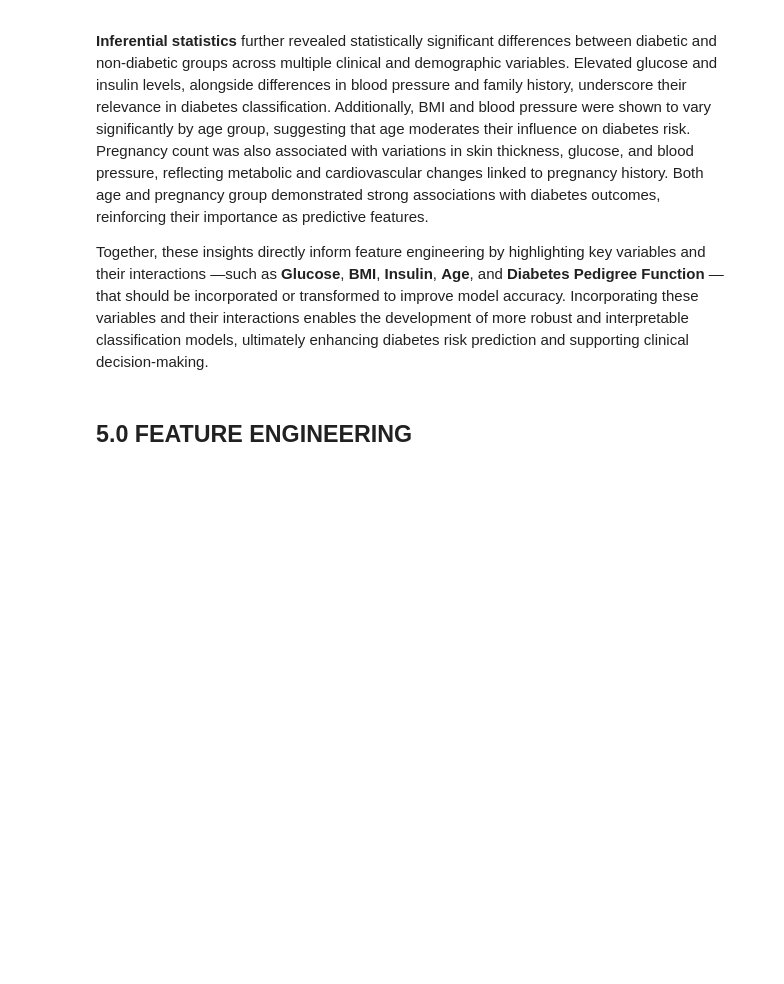
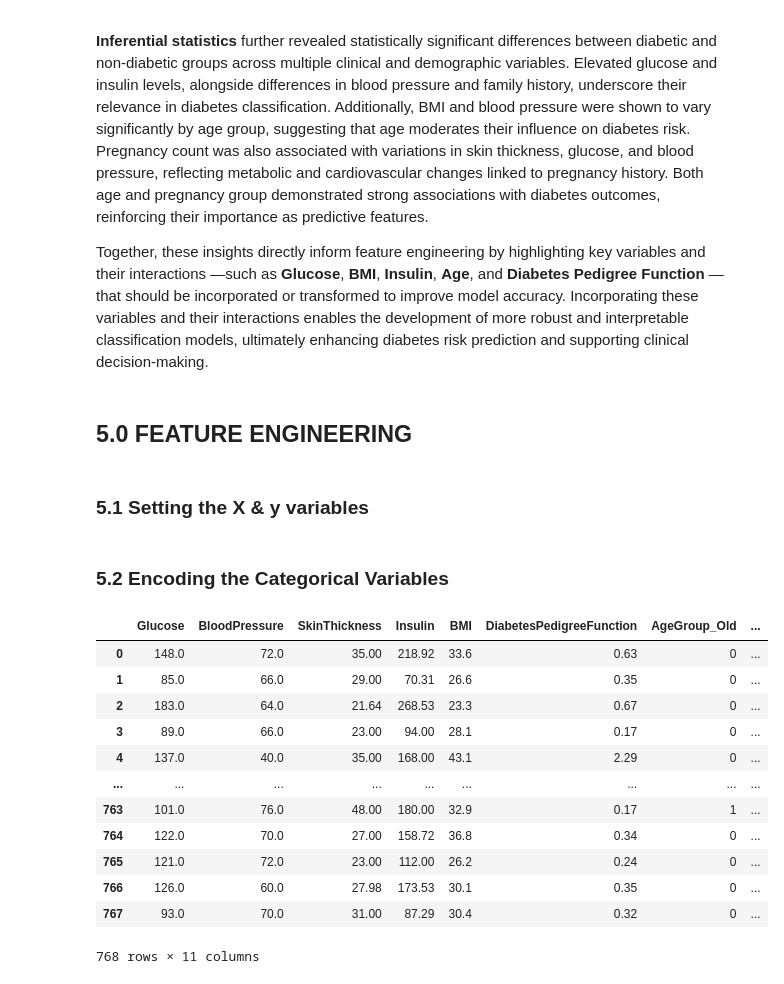
Before and after one commit to Similoluwa224/team_glucose_guard, a Jupyter notebook: capstone_diabetes.ipynb, the cells around one changed output. Cells and saved outputs as stored; diff of their text form; code cells hidden in the pictures; blank space fills up the shorter version.

Commit message:
Update capstone_diabetes.ipynb with latest version

```diff
--- a/capstone_diabetes.ipynb
+++ b/capstone_diabetes.ipynb
@@ -1276,3 +1276,29 @@ We rejected the null hypothesis, concluding that PregnancyGroup and Outcome show
 Together, these insights directly inform feature engineering by highlighting key variables and their interactions —such as **Glucose**, **BMI**, **Insulin**, **Age**, and **Diabetes Pedigree Function** —that should be incorporated or transformed to improve model accuracy. Incorporating these variables and their interactions enables the development of more robust and interpretable classification models, ultimately enhancing diabetes risk prediction and supporting clinical decision-making.
 # %% [markdown]
 ## 5.0 FEATURE ENGINEERING
+# %% [markdown]
+### 5.1 Setting the X & y variables
+# %%
+#dropping the columns not to be used
+X=df_imputed.drop(columns=['Pregnancies', 'Age', 'Outcome', 'Glucose_missing', 'BloodPressure_missing',
+                          'SkinThickness_missing', 'Insulin_missing', 'BMI_missing'])
+y=df_imputed['Outcome']
+# %% [markdown]
+### 5.2 Encoding the Categorical Variables
+# %%
+X_encoded = pd.get_dummies(X, columns=['AgeGroup', 'PregnancyGroup'], drop_first=True)
+X_encoded
+# %% [output]
+|  | Glucose | BloodPressure | SkinThickness | Insulin | BMI | DiabetesPedigreeFunction | AgeGroup_Old | ... |
+| 0 | 148.0 | 72.0 | 35.00 | 218.92 | 33.6 | 0.63 | 0 | ... |
+| 1 | 85.0 | 66.0 | 29.00 | 70.31 | 26.6 | 0.35 | 0 | ... |
+| 2 | 183.0 | 64.0 | 21.64 | 268.53 | 23.3 | 0.67 | 0 | ... |
+| 3 | 89.0 | 66.0 | 23.00 | 94.00 | 28.1 | 0.17 | 0 | ... |
+| 4 | 137.0 | 40.0 | 35.00 | 168.00 | 43.1 | 2.29 | 0 | ... |
+| ... | ... | ... | ... | ... | ... | ... | ... | ... |
+| 763 | 101.0 | 76.0 | 48.00 | 180.00 | 32.9 | 0.17 | 1 | ... |
+| 764 | 122.0 | 70.0 | 27.00 | 158.72 | 36.8 | 0.34 | 0 | ... |
+| 765 | 121.0 | 72.0 | 23.00 | 112.00 | 26.2 | 0.24 | 0 | ... |
+| 766 | 126.0 | 60.0 | 27.98 | 173.53 | 30.1 | 0.35 | 0 | ... |
+| 767 | 93.0 | 70.0 | 31.00 | 87.29 | 30.4 | 0.32 | 0 | ... |
+768 rows × 11 columns
```
Also changed, not shown: parts of 10 cells of this notebook.
